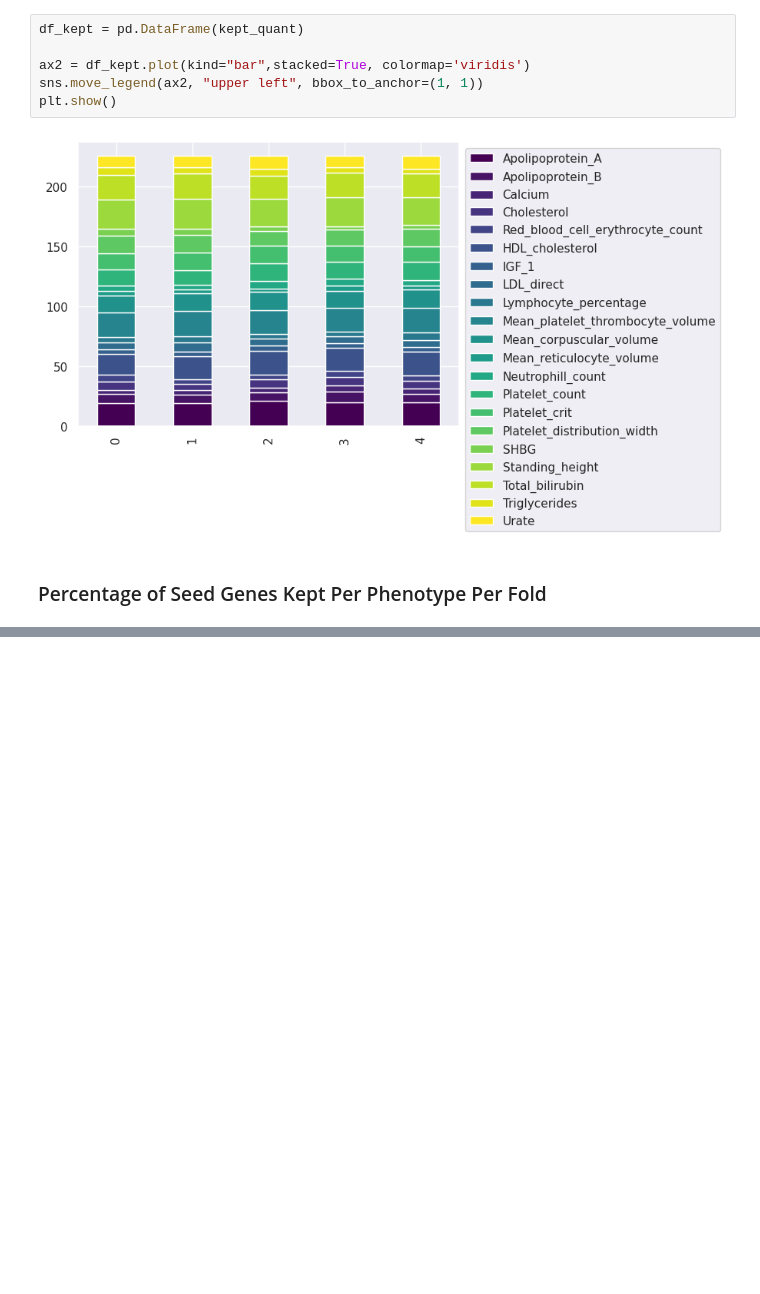
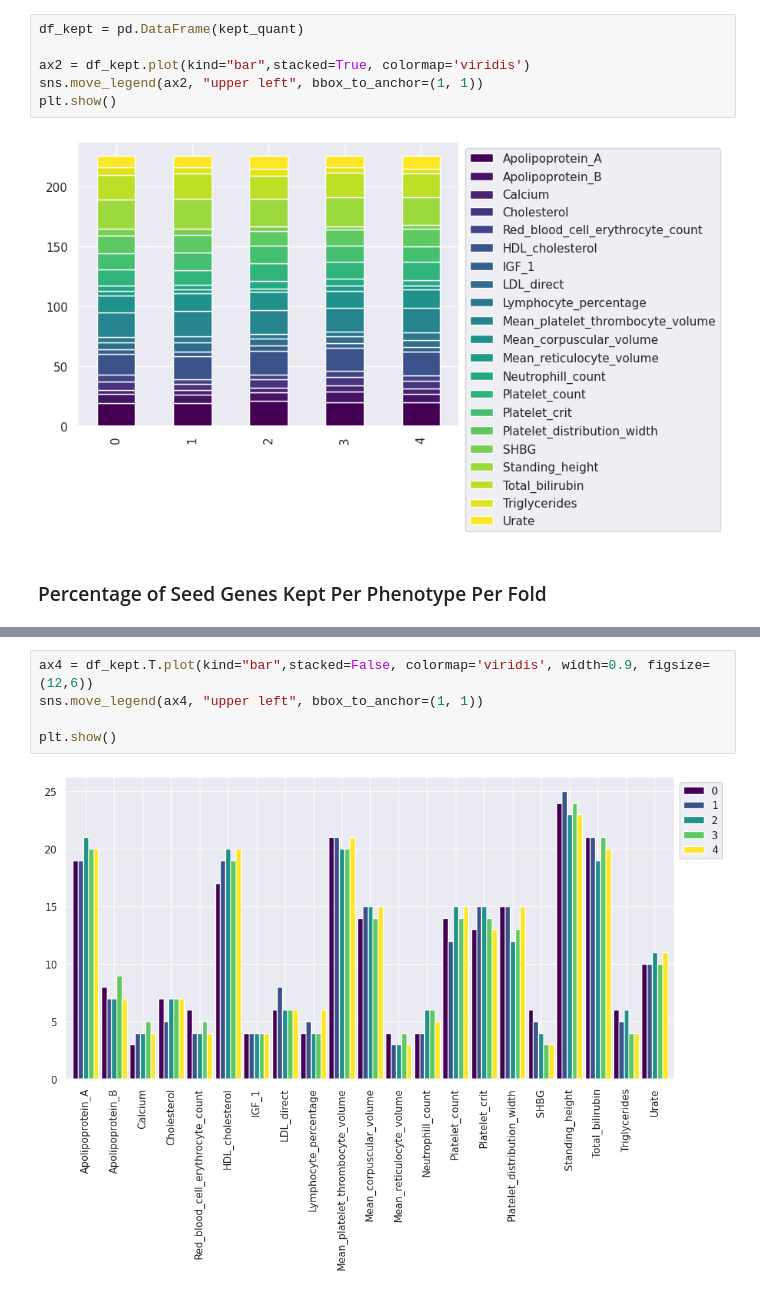
Before and after one commit to PMBio/deeprvat-analysis, a Jupyter notebook: seed_gene_sensitivity/seed_gene_selection.ipynb, the cells around one changed output, grey strips where cells are left out. Drawn from its saved outputs; the diff is of its cells as text; blank space fills up the shorter version.

```diff
--- a/seed_gene_sensitivity/seed_gene_selection.ipynb
+++ b/seed_gene_sensitivity/seed_gene_selection.ipynb
@@ -80 +93,8 @@ df_kp
+# %%
+ax4 = df_kept.T.plot(kind="bar",stacked=False, colormap='viridis', width=0.9, figsize=(12,6))
+sns.move_legend(ax4, "upper left", bbox_to_anchor=(1, 1))
+
+plt.show()
+# %% [output]
+[figure, added]
 # %%
```
Also changed, not shown: parts of 4 cells of this notebook, 1 other file.
